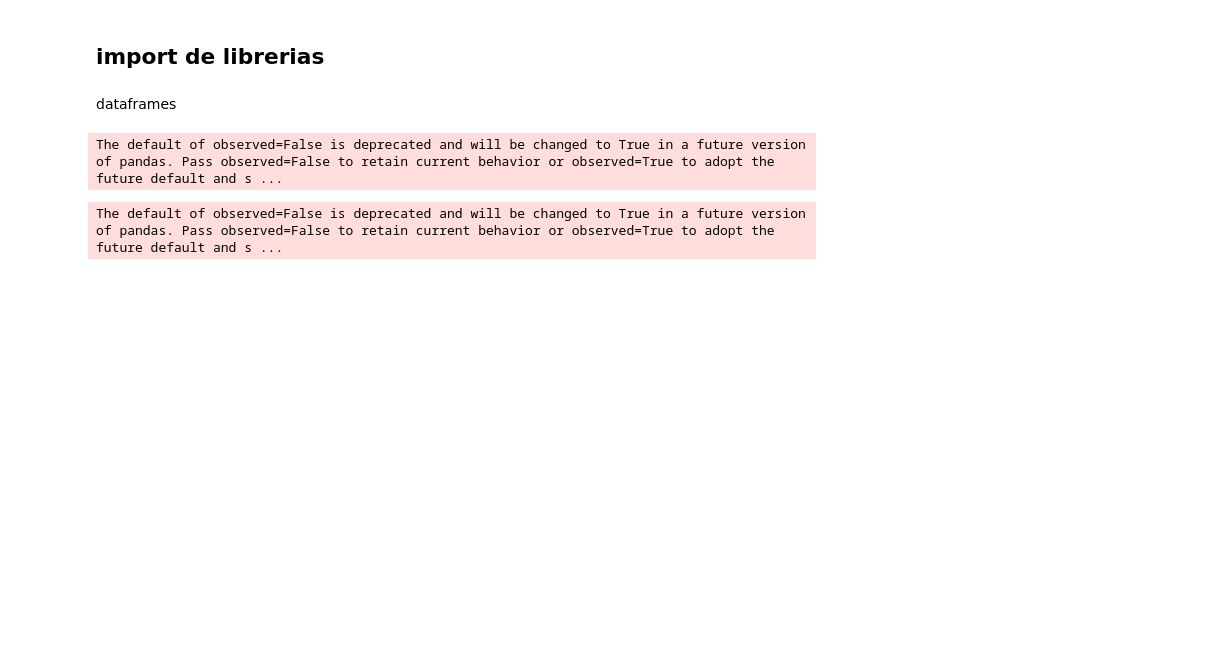
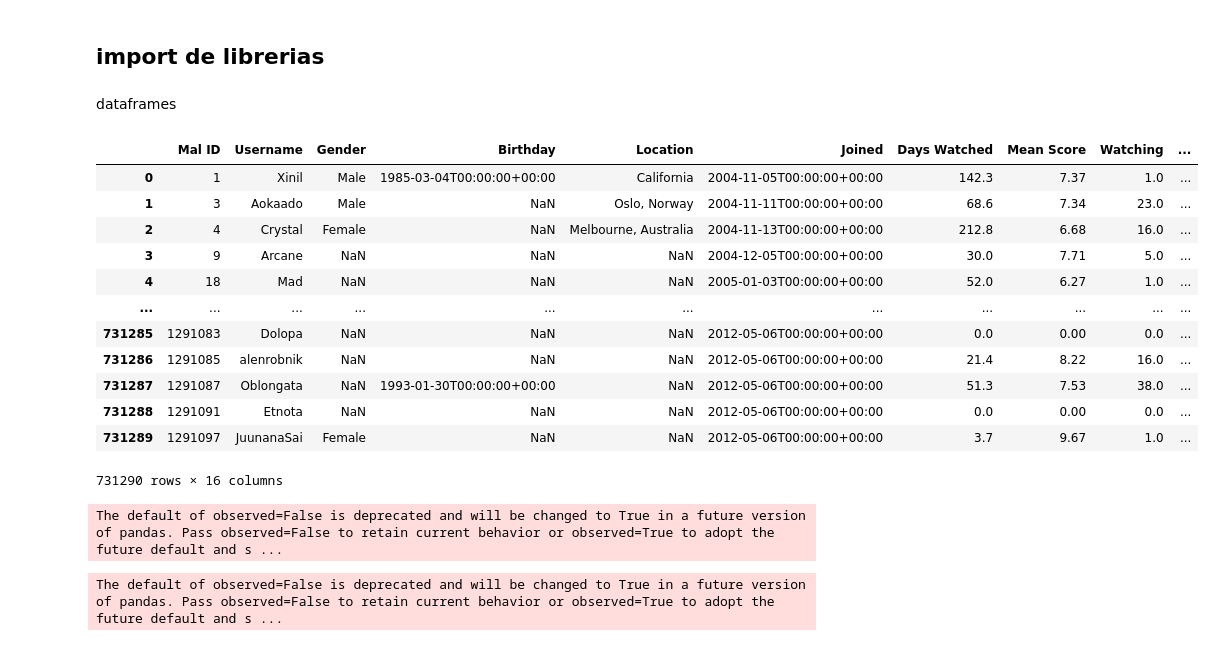
Before and after one commit to Waffle631/INF-379-Tareas, a Jupyter notebook: Tarea 1/Tomas Valenzuela/Tarea1.ipynb, the cells around one changed output. Cells and saved outputs as stored; diff of their text form; code cells hidden in the pictures; blank space fills up the shorter version.

```diff
--- a/Tarea 1/Tomas Valenzuela/Tarea1.ipynb
+++ b/Tarea 1/Tomas Valenzuela/Tarea1.ipynb
@@ -21,6 +21,22 @@ def calculate_age(birthday):
         return age
     except:
         return None
+# %%
+df_users
+# %% [output]
+|  | Mal ID | Username | Gender | Birthday | Location | Joined | Days Watched | Mean Score | Watching | ... |
+| 0 | 1 | Xinil | Male | 1985-03-04T00:00:00+00:00 | California | 2004-11-05T00:00:00+00:00 | 142.3 | 7.37 | 1.0 | ... |
+| 1 | 3 | Aokaado | Male | NaN | Oslo, Norway | 2004-11-11T00:00:00+00:00 | 68.6 | 7.34 | 23.0 | ... |
+| 2 | 4 | Crystal | Female | NaN | Melbourne, Australia | 2004-11-13T00:00:00+00:00 | 212.8 | 6.68 | 16.0 | ... |
+| 3 | 9 | Arcane | NaN | NaN | NaN | 2004-12-05T00:00:00+00:00 | 30.0 | 7.71 | 5.0 | ... |
+| 4 | 18 | Mad | NaN | NaN | NaN | 2005-01-03T00:00:00+00:00 | 52.0 | 6.27 | 1.0 | ... |
+| ... | ... | ... | ... | ... | ... | ... | ... | ... | ... | ... |
+| 731285 | 1291083 | Dolopa | NaN | NaN | NaN | 2012-05-06T00:00:00+00:00 | 0.0 | 0.00 | 0.0 | ... |
+| 731286 | 1291085 | alenrobnik | NaN | NaN | NaN | 2012-05-06T00:00:00+00:00 | 21.4 | 8.22 | 16.0 | ... |
+| 731287 | 1291087 | Oblongata | NaN | 1993-01-30T00:00:00+00:00 | NaN | 2012-05-06T00:00:00+00:00 | 51.3 | 7.53 | 38.0 | ... |
+| 731288 | 1291091 | Etnota | NaN | NaN | NaN | 2012-05-06T00:00:00+00:00 | 0.0 | 0.00 | 0.0 | ... |
+| 731289 | 1291097 | JuunanaSai | Female | NaN | NaN | 2012-05-06T00:00:00+00:00 | 3.7 | 9.67 | 1.0 | ... |
+731290 rows × 16 columns
 # %%
 # Procesar la edad
 df_users['age'] = df_users['Birthday'].apply(calculate_age)
```
Also changed, not shown: parts of 1 cell of this notebook.
